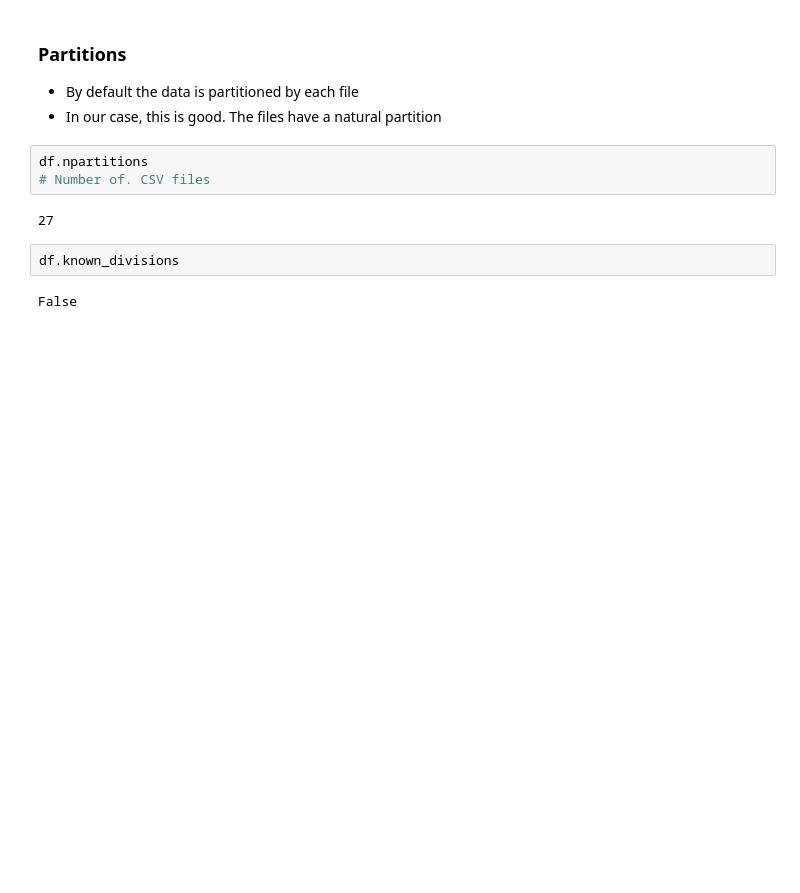
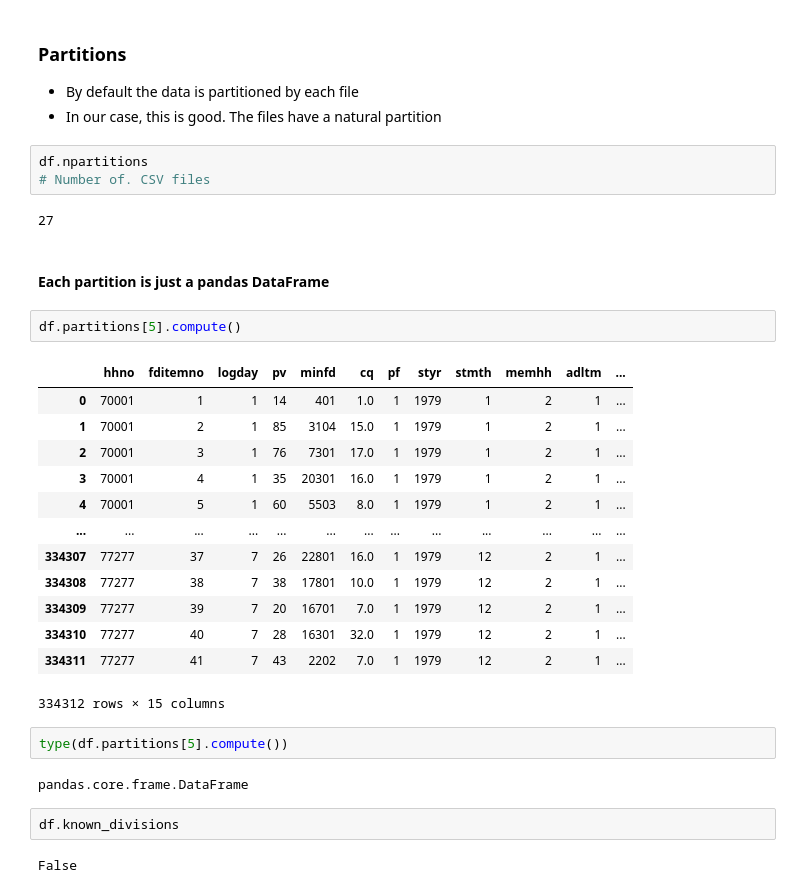
Before and after one commit to jphutch/ACE_592, a Jupyter notebook: TA_Material/10_Dask.ipynb, the cells around one changed output. Drawn from its saved outputs; the diff is of its cells as text; blank space fills up the shorter version.

```diff
--- a/TA_Material/10_Dask.ipynb
+++ b/TA_Material/10_Dask.ipynb
@@ -128,6 +156,28 @@ df.npartitions
 # Number of. CSV files
 # %% [output]
 27
+# %% [markdown]
+#### Each partition is just a pandas DataFrame
+# %%
+df.partitions[5].compute()
+# %% [output]
+|  | hhno | fditemno | logday | pv | minfd | cq | pf | styr | stmth | memhh | adltm | ... |
+| 0 | 70001 | 1 | 1 | 14 | 401 | 1.0 | 1 | 1979 | 1 | 2 | 1 | ... |
+| 1 | 70001 | 2 | 1 | 85 | 3104 | 15.0 | 1 | 1979 | 1 | 2 | 1 | ... |
+| 2 | 70001 | 3 | 1 | 76 | 7301 | 17.0 | 1 | 1979 | 1 | 2 | 1 | ... |
+| 3 | 70001 | 4 | 1 | 35 | 20301 | 16.0 | 1 | 1979 | 1 | 2 | 1 | ... |
+| 4 | 70001 | 5 | 1 | 60 | 5503 | 8.0 | 1 | 1979 | 1 | 2 | 1 | ... |
+| ... | ... | ... | ... | ... | ... | ... | ... | ... | ... | ... | ... | ... |
+| 334307 | 77277 | 37 | 7 | 26 | 22801 | 16.0 | 1 | 1979 | 12 | 2 | 1 | ... |
+| 334308 | 77277 | 38 | 7 | 38 | 17801 | 10.0 | 1 | 1979 | 12 | 2 | 1 | ... |
+| 334309 | 77277 | 39 | 7 | 20 | 16701 | 7.0 | 1 | 1979 | 12 | 2 | 1 | ... |
+| 334310 | 77277 | 40 | 7 | 28 | 16301 | 32.0 | 1 | 1979 | 12 | 2 | 1 | ... |
+| 334311 | 77277 | 41 | 7 | 43 | 2202 | 7.0 | 1 | 1979 | 12 | 2 | 1 | ... |
+334312 rows × 15 columns
+# %%
+type(df.partitions[5].compute())
+# %% [output]
+pandas.core.frame.DataFrame
 # %%
 df.known_divisions
 # %% [output]
```
Also changed, not shown: parts of 8 cells of this notebook.
